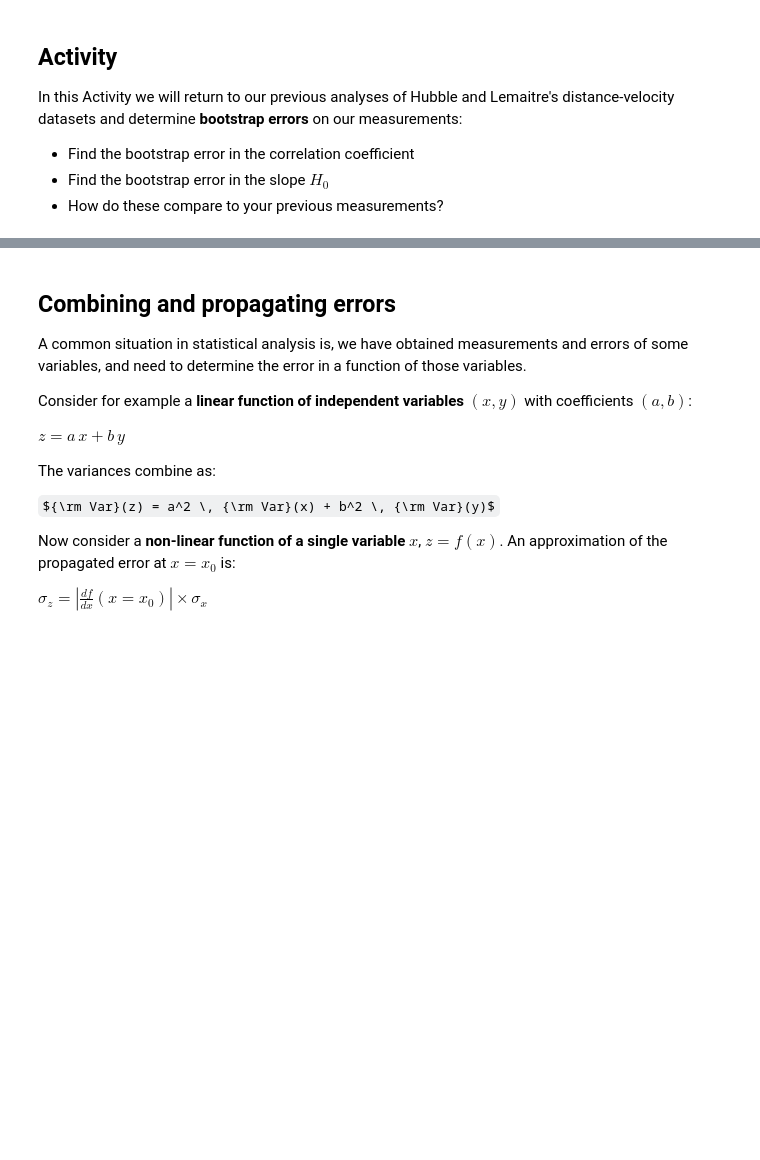
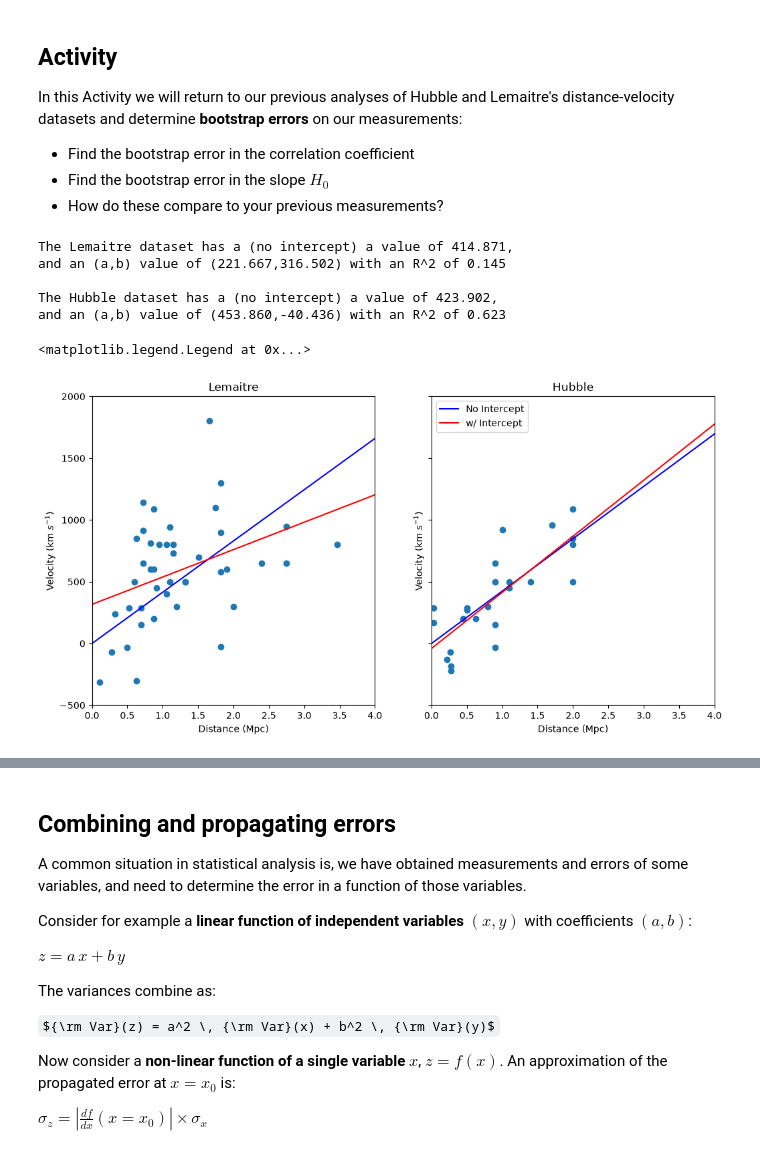
Before and after one commit to bray217/CAS_Stats_course_Sep_25, a Jupyter notebook: TO_CHANGE_Jupyter_notebooks/Notebook_Class5_ErrorEstimates.ipynb, the cells around one changed output, grey strips where cells are left out. Saved outputs shown, nothing was run; the diff lists cells and outputs as text; code cells hidden in the pictures; some formulas as TeX source; blank space fills up the shorter version.

Commit message:
Worked through activiteis in Class 5
Unsure about how to generate data in final activity

```diff
--- a/TO_CHANGE_Jupyter_notebooks/Notebook_Class5_ErrorEstimates.ipynb
+++ b/TO_CHANGE_Jupyter_notebooks/Notebook_Class5_ErrorEstimates.ipynb
@@ -195,3 +195,70 @@ In this Activity we will return to our previous analyses of Hubble and Lemaitre'
 - Find the bootstrap error in the correlation coefficient
 - Find the bootstrap error in the slope $H_0$
 - How do these compare to your previous measurements?
+# %%
+
+#* Direct from Class 4 activity
+
+lemaitre = np.loadtxt("../Datasets/lemaitre.dat")
+lemaitreDist = lemaitre[:,0]
+lemaitreVel = lemaitre[:,1]
+lemaitre_N = len(lemaitreVel)
+lemaitreDist_mean = lemaitreDist.mean()
+lemaitreVel_mean = lemaitreVel.mean()
+
+hubble = np.loadtxt("../Datasets/hubble.dat")
+hubbleDist = hubble[:,0]
+hubbleVel = hubble[:,1]
+hubble_N = len(hubbleVel)
+hubbleDist_mean = hubbleDist.mean()
+hubbleVel_mean = hubbleVel.mean()
+
+lemaitre_no_int_a = np.sum((lemaitreDist*lemaitreVel))/np.sum((lemaitreDist**2))
+
+hubble_no_int_a = np.sum((hubbleDist*hubbleVel))/np.sum((hubbleDist**2))
+
+
+lemaitre_regres = stats.linregress(lemaitreDist, lemaitreVel)
+lemaitre_a = lemaitre_regres.slope
+lemaitre_b = lemaitre_regres.intercept
+lemaitre_cor_coef = lemaitre_regres.rvalue
+
+hubble_regres = stats.linregress(hubbleDist, hubbleVel)
+hubble_a = hubble_regres.slope
+hubble_b = hubble_regres.intercept
+hubble_cor_coef = hubble_regres.rvalue
+
+
+lemaitre_rsq = 1 - np.sum((lemaitreVel - (lemaitre_a*lemaitreDist + lemaitre_b))**2)/np.sum((lemaitreVel-lemaitreVel_mean)**2)
+hubble_rsq = 1 - np.sum((hubbleVel - (hubble_a*hubbleDist + hubble_b))**2)/np.sum((hubbleVel-hubbleVel_mean)**2)
+
+
+print(f"The Lemaitre dataset has a (no intercept) a value of {lemaitre_no_int_a:.3f}, \nand an (a,b) value of ({lemaitre_a:.3f},{lemaitre_b:.3f}) with an R^2 of {lemaitre_rsq:.3f}")
+print("")
+
+print(f"The Hubble dataset has a (no intercept) a value of {hubble_no_int_a:.3f}, \nand an (a,b) value of ({hubble_a:.3f},{hubble_b:.3f}) with an R^2 of {hubble_rsq:.3f}")
+
+xs= np.linspace(0,4,100)
+
+fig, ax = plt.subplots(1,2, figsize=(12,6), sharex=True, sharey=True)
+
+ax[0].scatter(lemaitreDist, lemaitreVel)
+ax[0].set(title = "Lemaitre", xlabel="Distance (Mpc)", ylabel=f"Velocity (km $s^{{-1}}$)", xlim=(0,4), ylim=(-500,2000))
+
+ax[0].plot(xs, lemaitre_no_int_a*xs, label="No Intercept", c="blue")
+ax[0].plot(xs, lemaitre_a*xs + lemaitre_b, label="w/ Intercept", c="red")
+
+ax[1].scatter(hubbleDist,hubbleVel)
+ax[1].set(title = "Hubble", xlabel="Distance (Mpc)", ylabel=f"Velocity (km $s^{{-1}}$)")
+
+ax[1].plot(xs, hubble_no_int_a*xs, label="No Intercept", c="blue")
+ax[1].plot(xs, hubble_a*xs + hubble_b, label="w/ Intercept", c="red")
+ax[1].legend()
+# %% [output]
+The Lemaitre dataset has a (no intercept) a value of 414.871,
+and an (a,b) value of (221.667,316.502) with an R^2 of 0.145
+
+The Hubble dataset has a (no intercept) a value of 423.902,
+and an (a,b) value of (453.860,-40.436) with an R^2 of 0.623
+<matplotlib.legend.Legend at 0x...>
+[figure, added]
```
Also changed, not shown: parts of 10 cells of this notebook, 3 other files.
